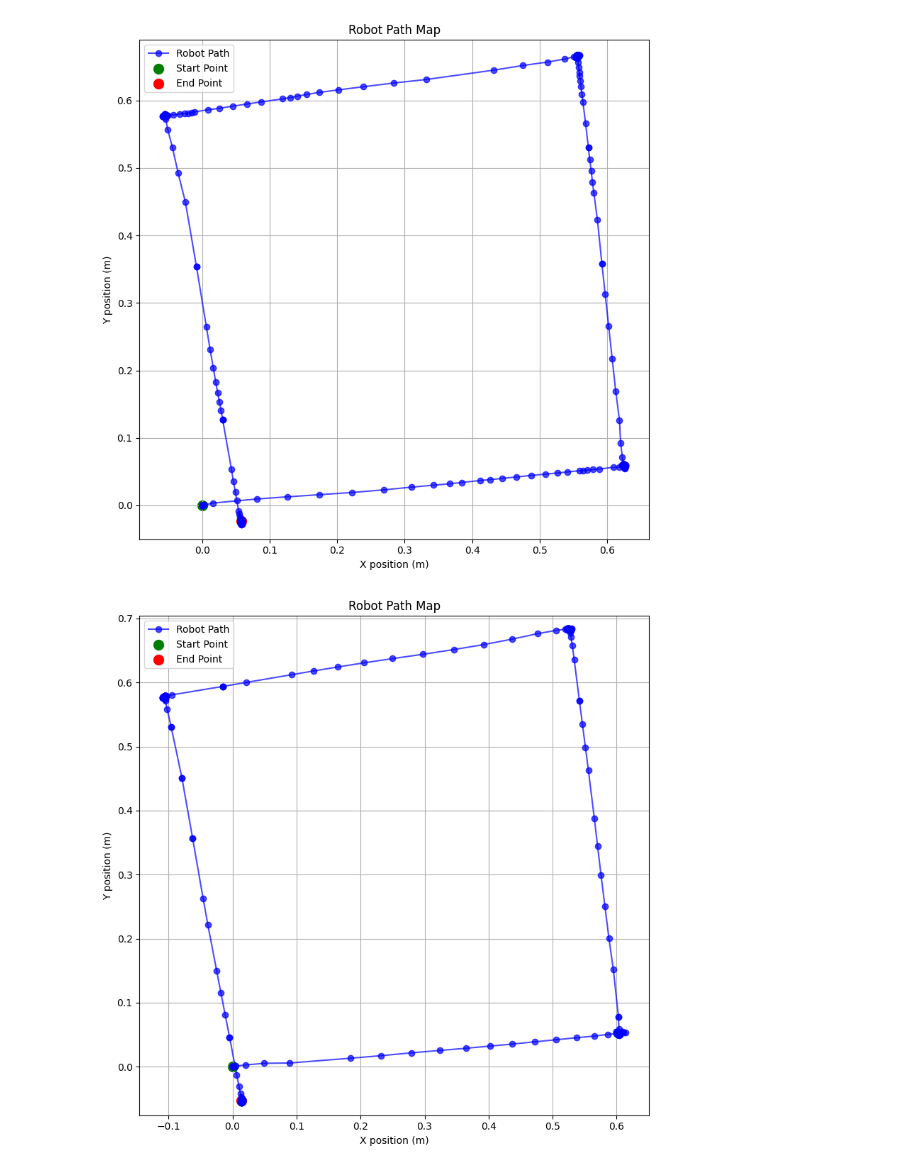
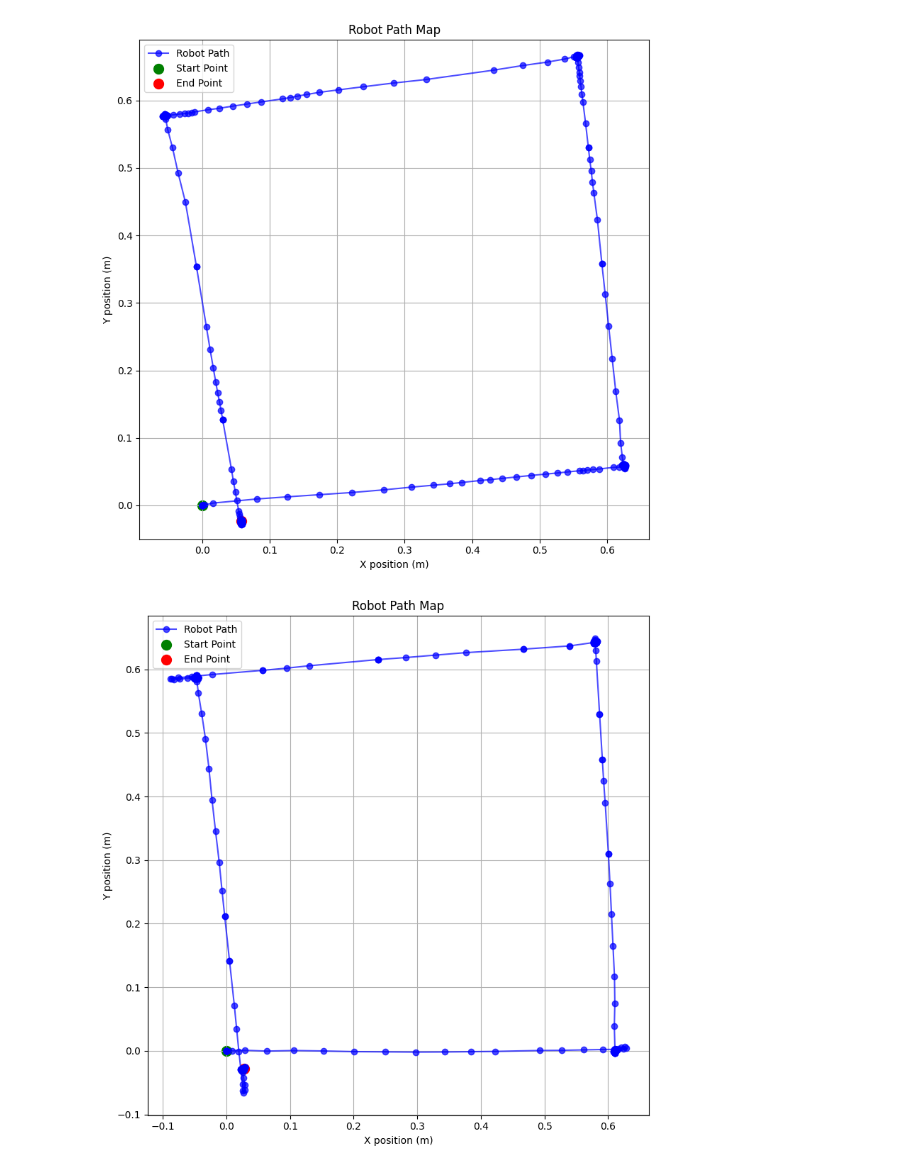
Before and after one commit to Anandaa69/Robot_Module_2-1, a Jupyter notebook: J.Thanet/Draw_square/data/plot.ipynb, the cells around one changed output. Cells and saved outputs as stored; diff of their text form; code cells hidden in the pictures.

```diff
--- a/J.Thanet/Draw_square/data/plot.ipynb
+++ b/J.Thanet/Draw_square/data/plot.ipynb
@@ -99,31 +99,31 @@ plt.show()
 # %%
 import pandas as pd
 import matplotlib.pyplot as plt
 
 # โหลดข้อมูลตำแหน่งจากไฟล์ CSV (แก้ path ตามไฟล์จริง)
-df = pd.read_csv("robot_log_16_45_17_P3_I0-3_D11.csv")
+df = pd.read_csv("robot_log_17_13_54_P3_I0-3_D11.csv")
 
 x = df['x'].values
 y = df['y'].values
 
 plt.figure(figsize=(8,8))
 
 # วาดเส้นทางเดินแบบต่อเนื่อง
 plt.plot(x, y, marker='o', linestyle='-', color='blue', alpha=0.7, label='Robot Path')
 
 # จุดเริ่มต้นตำแหน่ง 0,0
 plt.scatter(x[0], y[0], c='green', s=100, label='Start Point')
 
 # จุดสุดท้ายตำแหน่งปลายทาง
 plt.scatter(x[-1], y[-1], c='red', s=100, label='End Point')
 
 plt.title("Robot Path Map")
 plt.xlabel("X position (m)")
 plt.ylabel("Y position (m)")
 plt.grid(True)
 plt.axis('equal')
 plt.legend()
 plt.tight_layout()
 plt.show()
 # %% [output]
-[figure, old version]
+[figure, new version]
```
Also changed, not shown: 2 other files.
